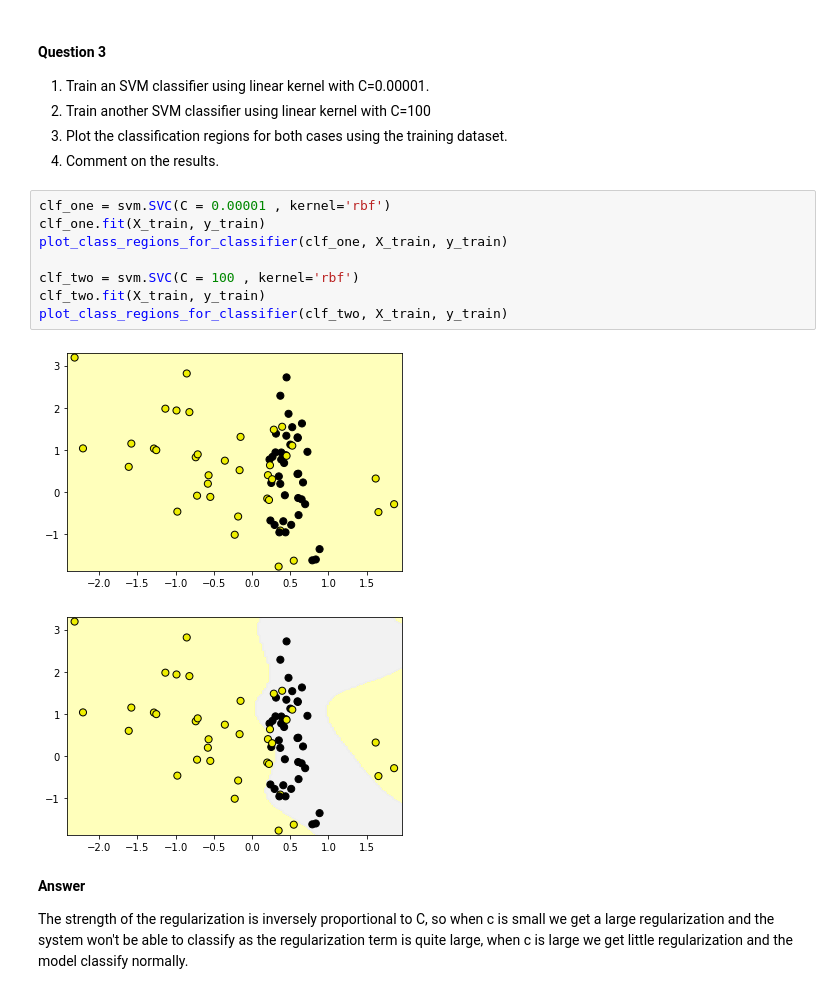
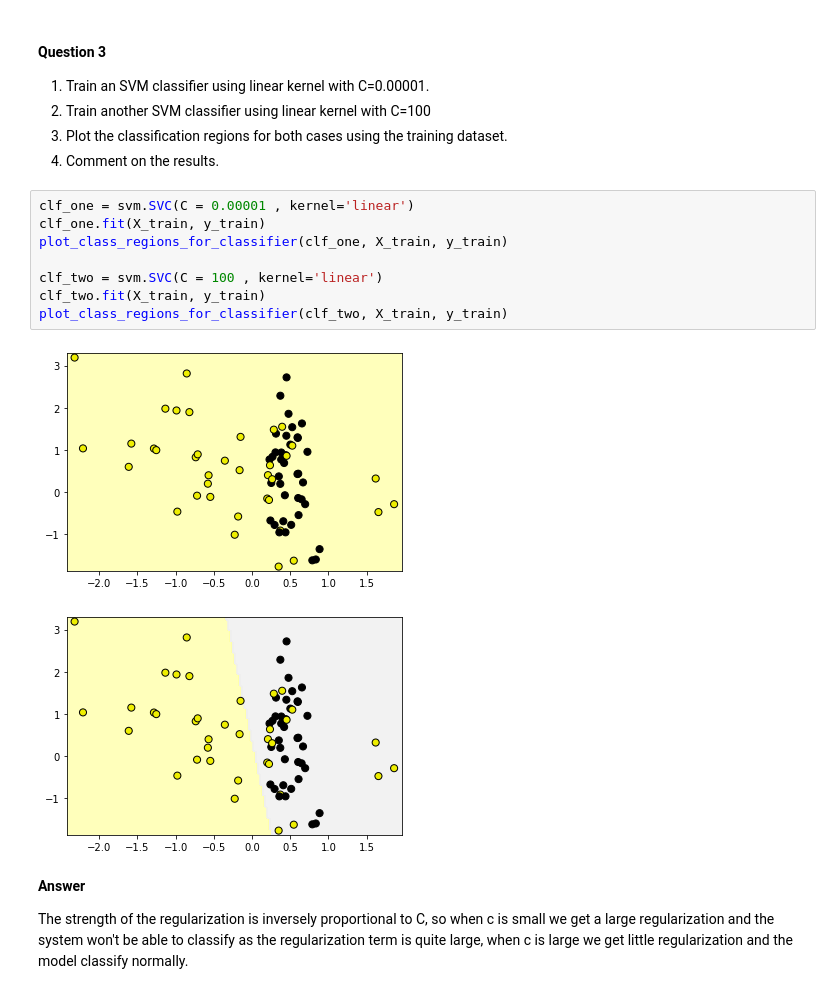
Before and after one commit to AhmedHesham307/Ai_task5, a Jupyter notebook: A5_SVM.ipynb, the cells around one changed output. Cells and saved outputs as stored; diff of their text form.

```diff
--- a/A5_SVM.ipynb
+++ b/A5_SVM.ipynb
@@ -95,16 +95,16 @@ plot_class_regions_for_classifier(clf, X_train, y_train)
 3. Plot the classification regions for both cases using the training dataset.
 4. Comment on the results.
 # %%
-clf_one = svm.SVC(C = 0.00001 , kernel='rbf')
+clf_one = svm.SVC(C = 0.00001 , kernel='linear')
 clf_one.fit(X_train, y_train)
 plot_class_regions_for_classifier(clf_one, X_train, y_train)
 
-clf_two = svm.SVC(C = 100 , kernel='rbf')
+clf_two = svm.SVC(C = 100 , kernel='linear')
 clf_two.fit(X_train, y_train)
 plot_class_regions_for_classifier(clf_two, X_train, y_train)
 # %% [output]
 [figure]
-[figure, old version]
+[figure, new version]
 # %% [markdown]
 **Answer**
 
```
Also changed, not shown: parts of 8 cells of this notebook.
